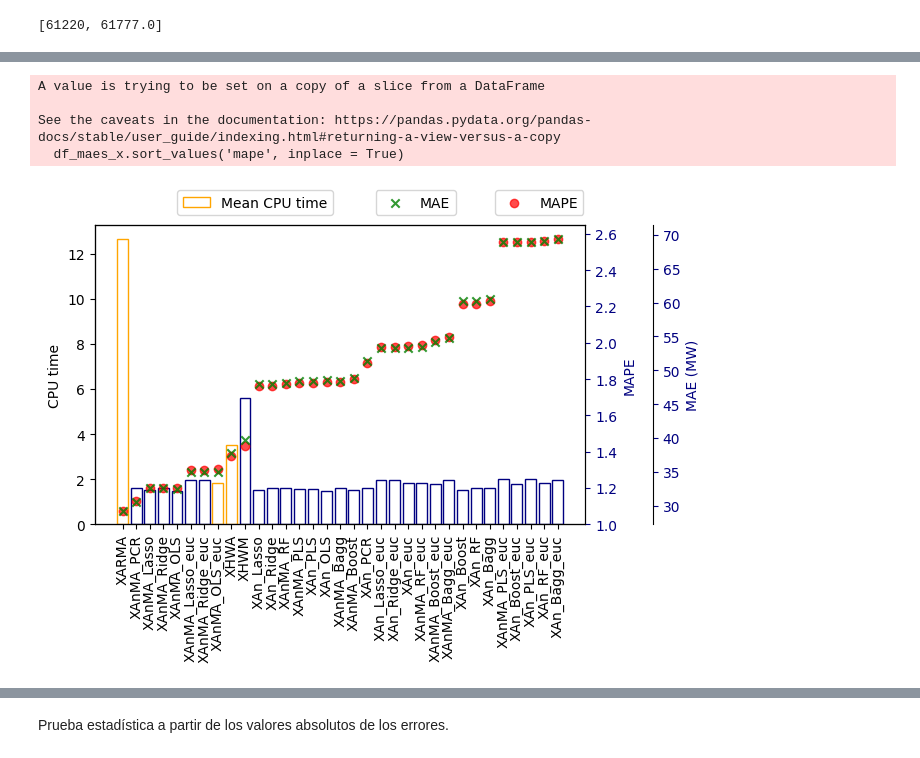
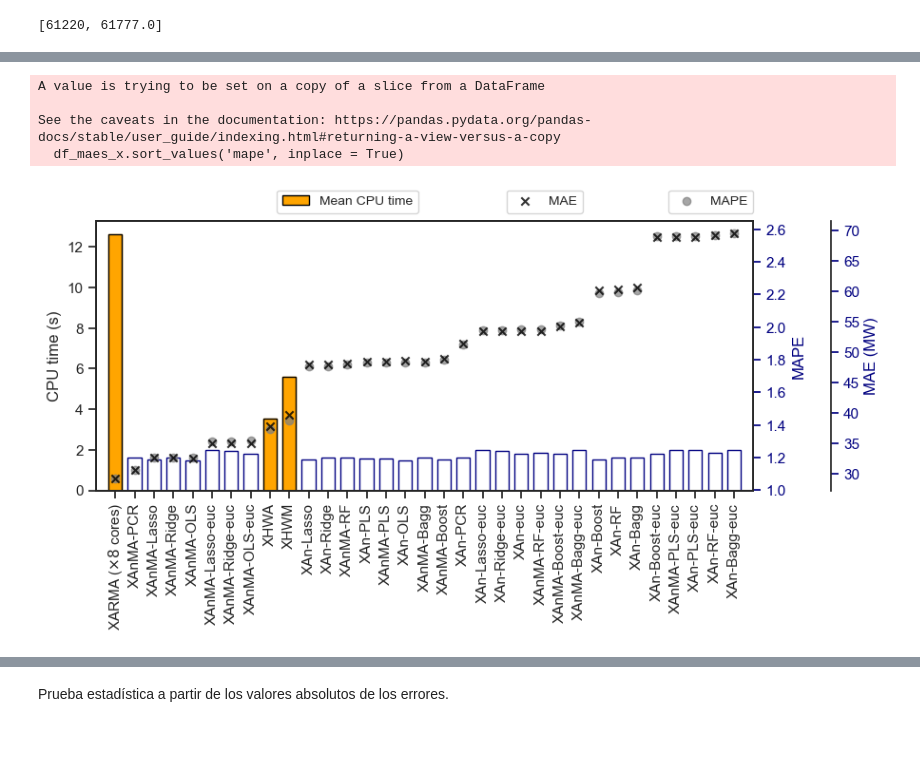
Before and after one commit to urieliram/analog, a Jupyter notebook: test2.ipynb, the cells around one changed output, grey strips where cells are left out. Saved outputs shown, nothing was run; the diff lists cells and outputs as text; code cells hidden in the pictures.

```diff
--- a/test2.ipynb
+++ b/test2.ipynb
@@ -458,0 +438,12 @@ xcolors[8] = 'orange'
+# %%
+df_maes_x     = df_maes[df_maes.method.str.contains('X')]
+# Ajustes
+df_maes_x.method = df_maes_x.method.str.replace('_', '-')
+df_maes_x.loc[df_maes_x.method == 'XARMA', 'method'] = 'XARMA ($\\times 8$ cores)'
+tx = df_maes_x[df_maes_x.method.isin(['XHWM', 'XHWA', 'XARMA ($\\times 8$ cores)'])]
+
+# xcolors
+xcolors = np.repeat('#000080', len(df_maes_x)).tolist()
+xcolors[0] = 'orange'
+xcolors[8] = 'orange'
+xcolors[9] = 'orange'
@@ -459,39 +476,44 @@ xcolors[8] = 'orange'
 # %%
+plt.rcParams.update({'font.size': 13})
+
 df_maes_x.sort_values('mape', inplace = True)
-plt.figure(figsize=(7,5)) #
-plt.bar(df_maes_x.method, df_maes_x.t, label='Mean CPU time', color = 'none', edgecolor = xcolors)
+plt.figure(figsize=(9, 5))
+plt.bar(df_maes_x.method, df_maes_x.t, color = 'none', edgecolor = xcolors, width=0.7)
+plt.bar(tx.method, tx.t, color = 'orange', edgecolor = 'black', width=0.7, label='Mean CPU time')
 plt.xticks(rotation = 90)
-plt.ylabel('CPU time')
+plt.ylabel('CPU time (s)')
 #plt.axhline(y = df_maes_x.t.min(), color = 'black', linestyle = '--')
 plt.legend(bbox_to_anchor = (0.5, 1.14), fontsize = 10, ncols = 2)
 plt.tight_layout()
 
 ax = plt.gca()
 ax2 = ax.twinx()
-plt.scatter(df_maes_x.method, df_maes_x.mape, marker = 'o', color = '#ff0000', label = 'MAPE', alpha=0.7)
+plt.scatter(df_maes_x.method, df_maes_x.mape, marker = 'o', color = 'gray', label = 'MAPE', alpha=0.7)
 plt.legend(bbox_to_anchor = (1.01, 1.14), fontsize = 10)
 plt.ylabel('MAPE')
 ax2.yaxis.label.set_color('#000080')
 ax2.tick_params(axis='y', colors='#000080')
 
 ax3 = ax.twinx()
-plt.scatter(df_maes_x.method, df_maes_x.mae, marker = 'x', color = 'green', label = 'MAE', alpha=0.8)
+plt.scatter(df_maes_x.method, df_maes_x.mae, marker = 'x', color = 'black', label = 'MAE', alpha=0.8)
 plt.legend(bbox_to_anchor = (0.75, 1.14), fontsize = 10, ncols = 1)
 plt.ylabel('MAE (MW)')
-ax3.spines.right.set_position(("data", 39))
+ax3.spines.right.set_position(("data", 37))
 ax3.yaxis.label.set_color('#000080')
 ax3.tick_params(axis='y', colors='#000080')
 
 plt.tight_layout()
+plt.xlim(-1, 33)
 plt.savefig(dir+'mape_vs_timeX.pdf', transparent=True)
+plt.savefig(dir+'mape_vs_timeX.png', transparent=True)
 
 plt.show()
 # %% [output]
 A value is trying to be set on a copy of a slice from a DataFrame
 
 See the caveats in the documentation: https://pandas.pydata.org/pandas-docs/stable/user_guide/indexing.html#returning-a-view-versus-a-copy
   df_maes_x.sort_values('mape', inplace = True)
-[figure, old version]
+[figure, new version]
 # %%
 # df_maes_x.sort_values('mape', inplace = True)
 # plt.figure()
```
Also changed, not shown: parts of 19 cells of this notebook.
